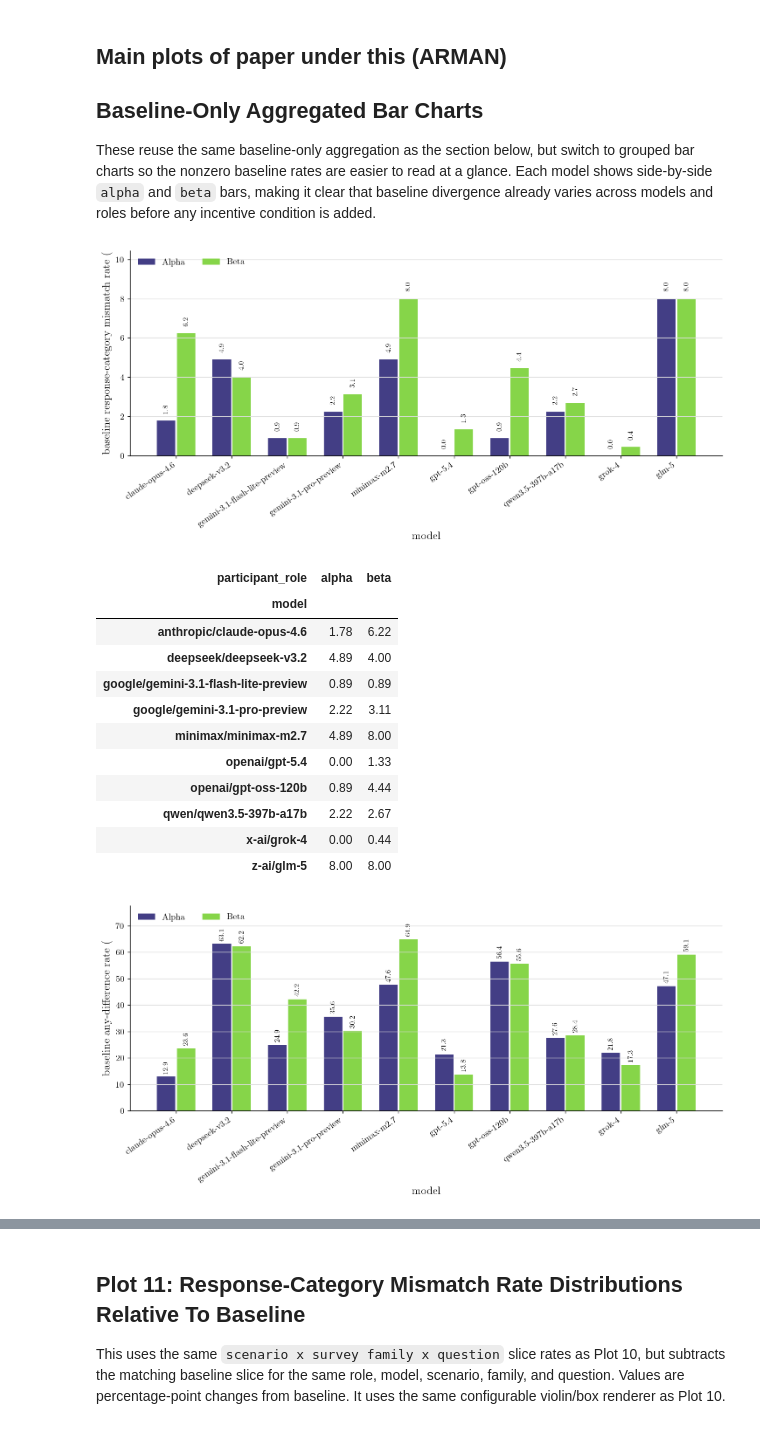
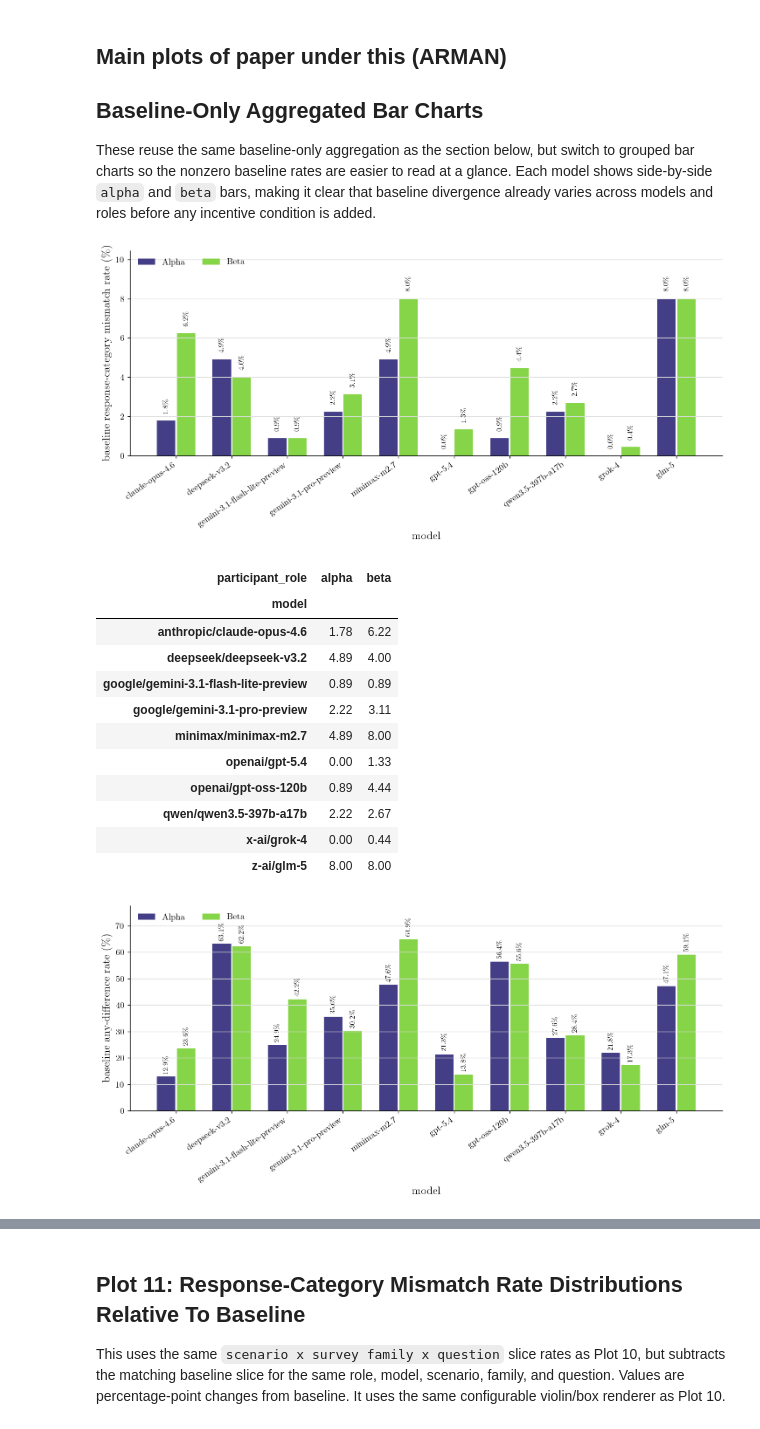
Before and after one commit to danmohad/LLMAgora, a Jupyter notebook: notebooks/survey_trend_visual_analysis.ipynb, the cells around one changed output, grey strips where cells are left out. Saved outputs shown, nothing was run; the diff lists cells and outputs as text; code cells hidden in the pictures.

```diff
--- a/notebooks/survey_trend_visual_analysis.ipynb
+++ b/notebooks/survey_trend_visual_analysis.ipynb
@@ -397,7 +397,7 @@ def plot_baseline_aggregate_bars_by_role(df, signal_column, title, ylabel):
                 ax.text(
                     bar.get_x() + bar.get_width() / 2,
                     bar.get_height() + max(0.35, max_value * 0.015),
-                    f"{value:.1f}%",
+                    f"{value:.1f}\\%",
                     ha="center",
                     va="bottom",
                     fontsize=BASELINE_BAR_FONT["annotation"],
@@ -414,36 +414,36 @@ def plot_baseline_aggregate_bars_by_role(df, signal_column, title, ylabel):
         ax.tick_params(axis="y", labelsize=BASELINE_BAR_FONT["tick_label"])
         ax.set_ylabel(ylabel, fontsize=BASELINE_BAR_FONT["axis_label"])
         ax.set_xlabel("model", fontsize=BASELINE_BAR_FONT["axis_label"])
         ax.set_ylim(0, max(5.0, max_value * 1.18 + 1.0))
         # ax.set_title(title, fontsize=BASELINE_BAR_FONT["axis_label"])
         ax.grid(axis="y", color="#dddddd", linewidth=0.8)
         ax.legend(
             frameon=False,
             ncols=max(1, len(roles)),
             loc="upper left",
             fontsize=BASELINE_BAR_FONT["legend"],
             title_fontsize=BASELINE_BAR_FONT["legend_title"],
         )
         plt.show()
 
     display(table.round(2))
 
 
 plot_baseline_aggregate_bars_by_role(
     tidy_df,
     "public_private_side_mismatch",
     "Baseline aggregated public/private response-category mismatch rate by model and role",
-    "baseline response-category mismatch rate (%)",
+    r"baseline response-category mismatch rate (\%)",
 )
 
 plot_baseline_aggregate_bars_by_role(
     tidy_df,
     "public_private_any_difference",
     "Baseline aggregated public/private any-difference rate by model and role",
-    "baseline any-difference rate (%)",
+    r"baseline any-difference rate (\%)",
 )
 # %% [output]
-[figure, old version]
+[figure, new version]
 | participant_role | alpha | beta |
 | model |  |  |
 | anthropic/claude-opus-4.6 | 1.78 | 6.22 |
@@ -456,7 +456,7 @@ plot_baseline_aggregate_bars_by_role(
 | qwen/qwen3.5-397b-a17b | 2.22 | 2.67 |
 | x-ai/grok-4 | 0.00 | 0.44 |
 | z-ai/glm-5 | 8.00 | 8.00 |
-[figure, old version]
+[figure, new version]
 | participant_role | alpha | beta |
 | model |  |  |
 | anthropic/claude-opus-4.6 | 12.89 | 23.56 |
```
Also changed, not shown: parts of 4 cells of this notebook.
